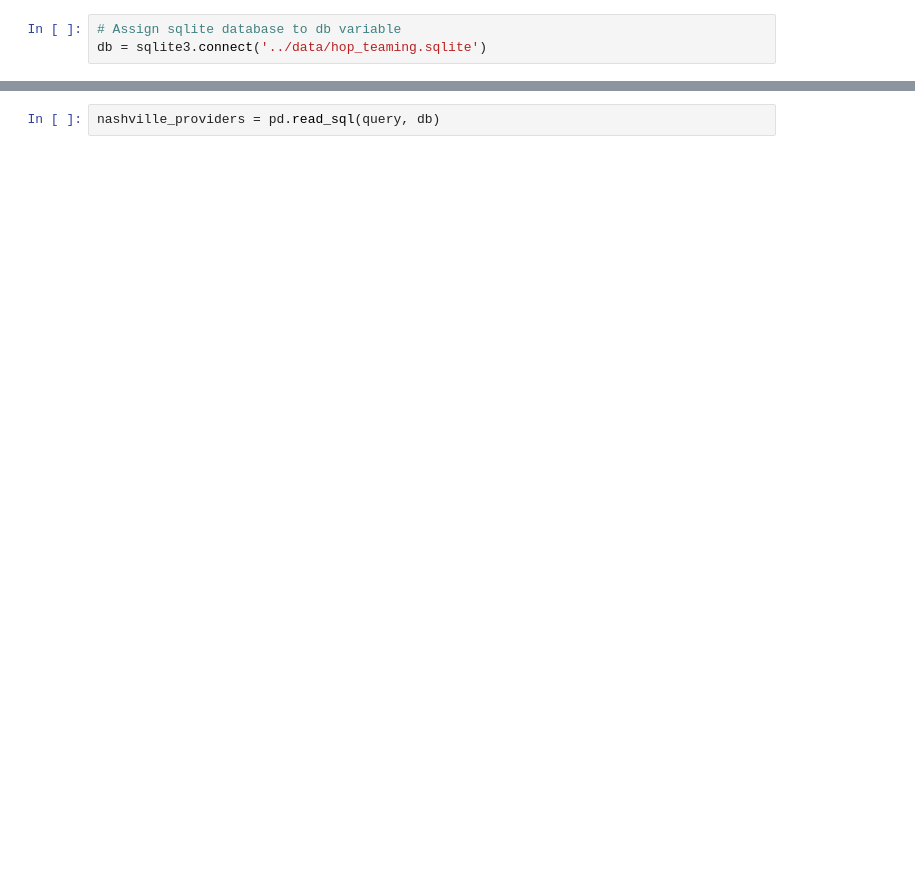
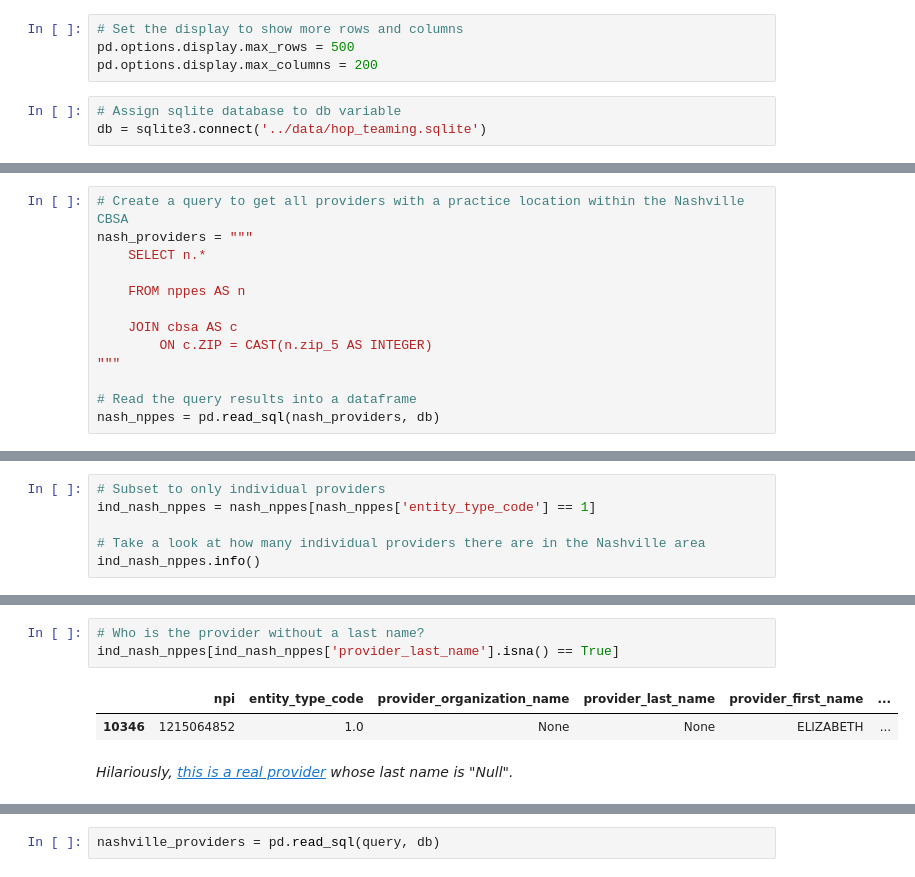
Before and after one commit to nss-data-science-cohort-4/hcbb_hop_team-motp, a Jupyter notebook: notebooks/eda-vai2fc.ipynb, the cells around one changed output, grey strips where cells are left out. Drawn from its saved outputs; the diff is of its cells as text; blank space fills up the shorter version.

```diff
--- a/notebooks/eda-vai2fc.ipynb
+++ b/notebooks/eda-vai2fc.ipynb
@@ -3,6 +7,10 @@
 import pandas as pd
 import sqlite3
 from tqdm.notebook import tqdm
+# %%
+# Set the display to show more rows and columns
+pd.options.display.max_rows = 500
+pd.options.display.max_columns = 200
 # %%
 # Assign sqlite database to db variable
 db = sqlite3.connect('../data/hop_teaming.sqlite')
@@ -24,0 +37,13 @@ print(col.fetchall())
+# %%
+# Create a query to get all providers with a practice location within the Nashville CBSA
+nash_providers = """
+    SELECT n.*
+
+    FROM nppes AS n
+
+    JOIN cbsa AS c
+        ON c.ZIP = CAST(n.zip_5 AS INTEGER)
+"""
+
+# Read the query results into a dataframe
+nash_nppes = pd.read_sql(nash_providers, db)
@@ -24,0 +95,6 @@ print(col.fetchall())
+# %%
+# Subset to only individual providers
+ind_nash_nppes = nash_nppes[nash_nppes['entity_type_code'] == 1]
+
+# Take a look at how many individual providers there are in the Nashville area
+ind_nash_nppes.info()
@@ -24,0 +119,8 @@ print(col.fetchall())
+# %%
+# Who is the provider without a last name?
+ind_nash_nppes[ind_nash_nppes['provider_last_name'].isna() == True]
+# %% [output]
+|  | npi | entity_type_code | provider_organization_name | provider_last_name | provider_first_name | ... |
+| 10346 | 1215064852 | 1.0 | None | None | ELIZABETH | ... |
+# %% [markdown]
+*Hilariously, [this is a real provider](https://npiregistry.cms.hhs.gov/registry/provider-view/1215064852) whose last name is "Null".*
```
Also changed, not shown: parts of 18 cells of this notebook.
